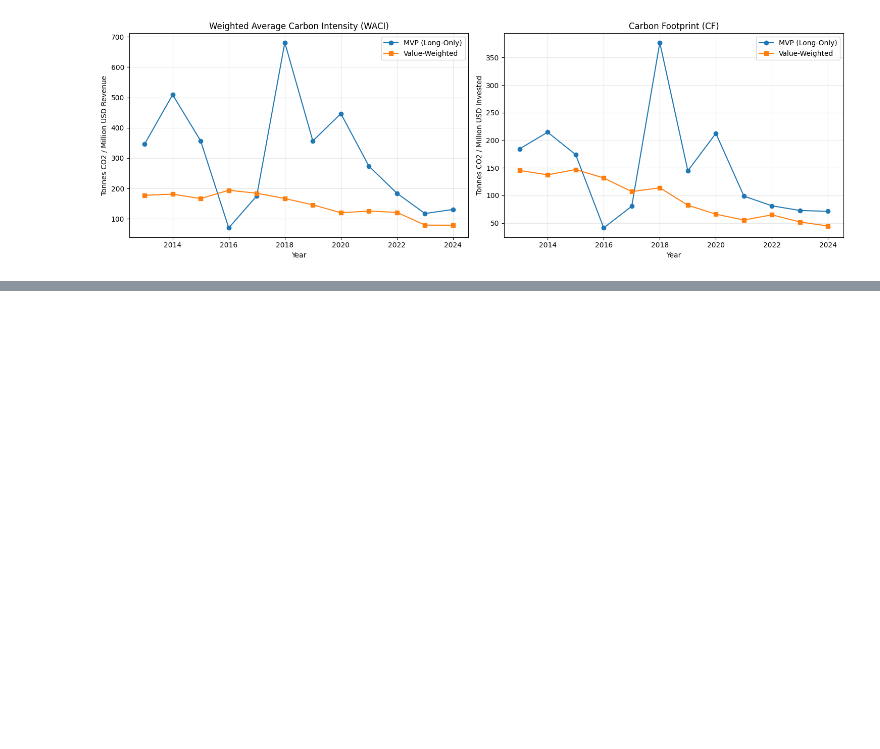
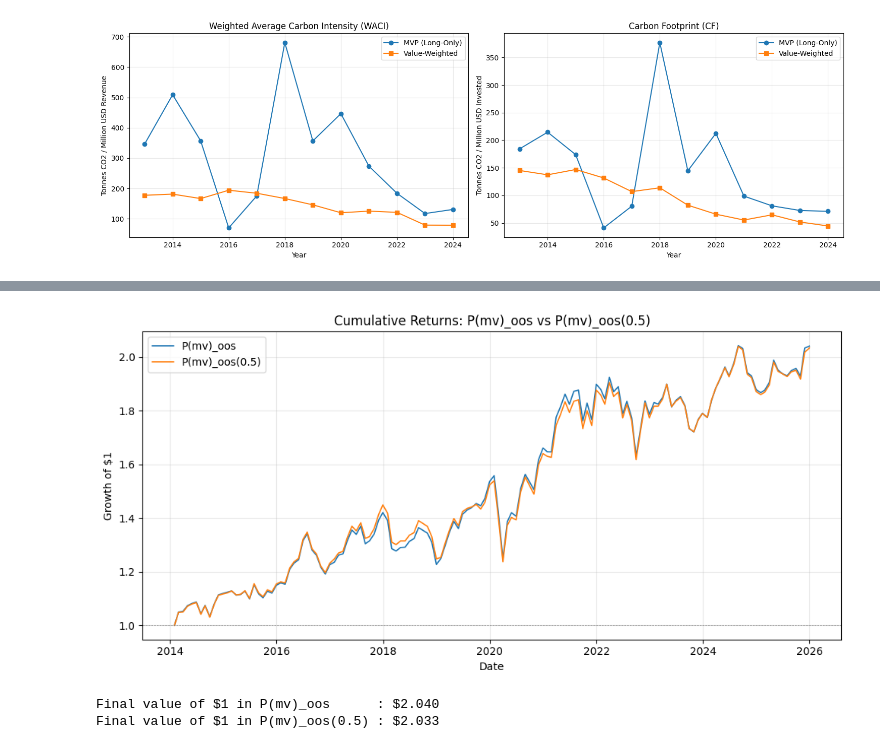
Before and after one commit to Saarujan06/Sustainability-Aware-Asset-Management-Project, a Jupyter notebook: Test.ipynb, the cells around one changed output, grey strips where cells are left out. Cells and saved outputs as stored; diff of their text form; code cells hidden in the pictures; blank space fills up the shorter version.

```diff
--- a/Test.ipynb
+++ b/Test.ipynb
@@ -807,16 +816,8 @@ for year in range(START_YEAR, END_YEAR + 1):
     for col in inv_cols:
         # Get this month's returns for the firms in the portfolio
         month_rets = (
-            ri_ret_by_isin.reindex(valid_isins)[col]
-            .apply(pd.to_numeric, errors="coerce")
-            # No fillna — NaN means the firm is absent this month
+            ri_ret_by_isin.reindex(valid_isins)[col].apply(pd.to_numeric, errors="coerce").fillna(0.0)
         )
-        # Only use firms with valid returns this month
-        valid_this_month = month_rets.notna()
-        w = current_weights[valid_this_month]
-        r = month_rets[valid_this_month]
-        w = w / w.sum()  # re-normalize among available firms
-        rp = float((w * r).sum())
 
         # Portfolio return for the month
         rp = float((current_weights * month_rets).sum())
@@ -1474,0 +1939,21 @@ Computing carbon intensity for each year...
+# %%
+mvp_cum   = (1.0 + mvp_aligned).cumprod()
+mvp05_cum = (1.0 + mvp05_aligned).cumprod()
+
+fig, ax = plt.subplots(figsize=(10, 5))
+ax.plot(mvp_cum.index,   mvp_cum,   linewidth=1.2, label="P(mv)_oos")
+ax.plot(mvp05_cum.index, mvp05_cum, linewidth=1.2, label="P(mv)_oos(0.5)")
+ax.axhline(1.0, color="grey", linestyle="--", linewidth=0.5)
+ax.set_title("Cumulative Returns: P(mv)_oos vs P(mv)_oos(0.5)")
+ax.set_xlabel("Date"); ax.set_ylabel("Growth of $1")
+ax.legend(); ax.grid(True, alpha=0.3)
+fig.tight_layout()
+fig.savefig(OUT_DIR / "mvp_vs_mvp05_cumulative_returns.png", dpi=300, bbox_inches="tight")
+plt.show()
+
+print(f"Final value of $1 in P(mv)_oos      : ${mvp_cum.iloc[-1]:.3f}")
+print(f"Final value of $1 in P(mv)_oos(0.5) : ${mvp05_cum.iloc[-1]:.3f}")
+# %% [output]
+[figure, added]
+Final value of $1 in P(mv)_oos      : $2.040
+Final value of $1 in P(mv)_oos(0.5) : $2.033
```
Also changed, not shown: parts of 9 cells of this notebook, 2 other files.
